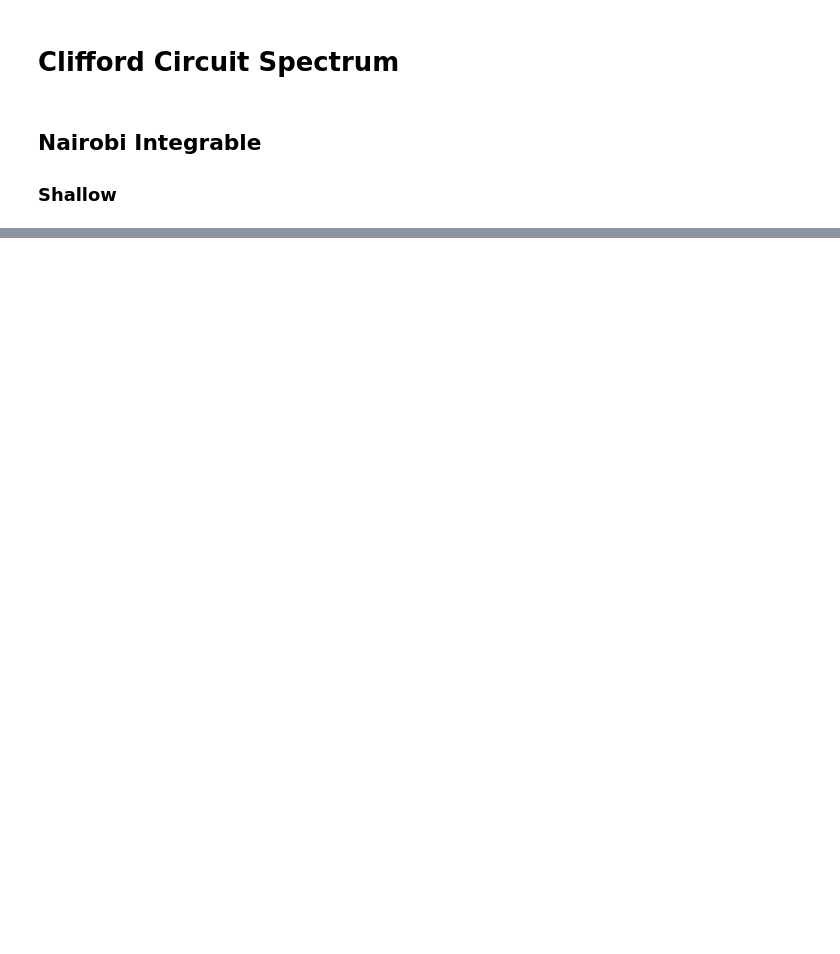
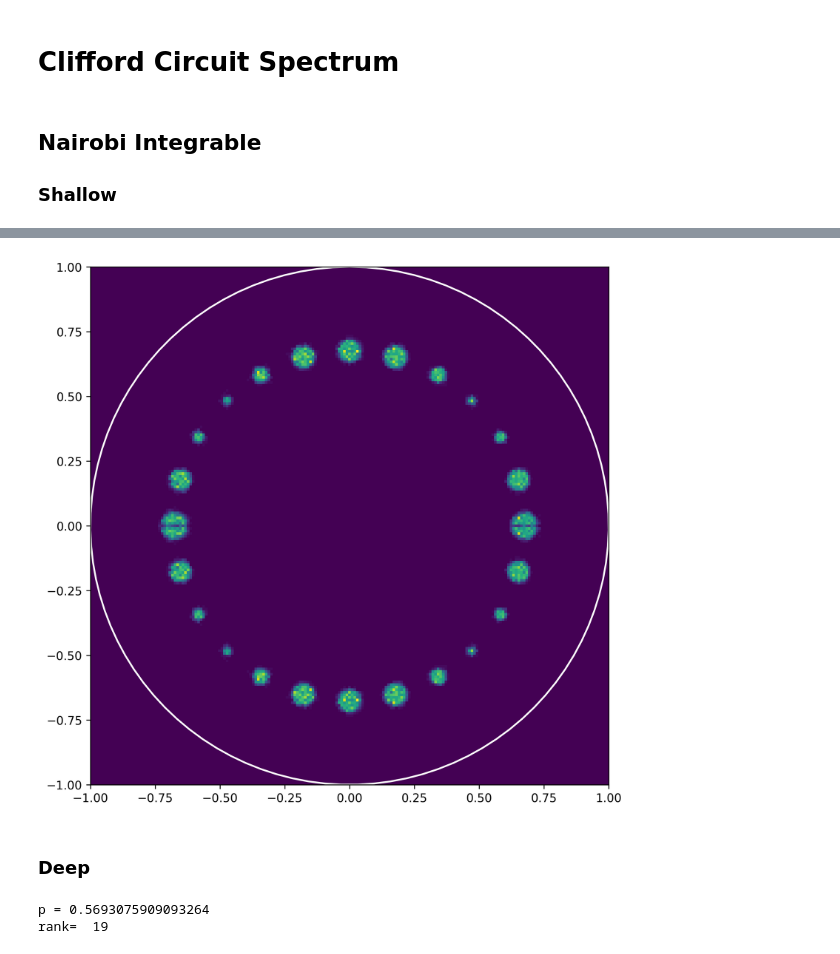
Before and after one commit to KristianWold/experimental-quantum-spectrum, a Jupyter notebook: notebooks/nisq_spectrum/integrability/Integrable Circuit Spectrum, Analysis copy.ipynb, the cells around one changed output, grey strips where cells are left out. Saved outputs shown, nothing was run; the diff lists cells and outputs as text; code cells hidden in the pictures; blank space fills up the shorter version.

```diff
--- a/notebooks/nisq_spectrum/integrability/Integrable Circuit Spectrum, Analysis copy.ipynb
+++ b/notebooks/nisq_spectrum/integrability/Integrable Circuit Spectrum, Analysis copy.ipynb
@@ -123 +130,8 @@ channel_diluted = DilutedKrausMap(U=U, c=0.42, kraus_part=KrausMap(d, rank=40))
+# %%
+np.random.seed(42)
+random.seed(42)
+tf.random.set_seed(42)
+rng = np.random.default_rng(seed=42)
+
+spectrum_resample = resample_diluted(channel_diluted, num_samples = 100)
 # %%
@@ -138,0 +154,30 @@ plt.show()
+# %%
+t = np.linspace(0, 2*np.pi, 100)
+circle = [np.sin(t), np.cos(t)]
+
+fig = plt.figure(figsize=(8,8), dpi = 300, facecolor='w', edgecolor='k')
+ax = fig.add_subplot(111)
+ax.set_aspect(1)
+
+h, bins, _, _ = plt.hist2d(spectrum_resample[:,0], spectrum_resample[:,1], bins = np.linspace(-1, 1, 200))
+plt.plot(*circle, "w")
+plt.savefig("figures/nairobi_4qubit_integrable_medium_diluted.pdf")
+
+plt.show()
+# %% [output]
+[figure, added]
+# %% [markdown]
+### Deep
+# %%
+model = loader(path1 + "nairobi_4qubit_integrable_deep.model")
+model_diluted = loader(path1 + "diluted_fitting_integrable_deep.model")[1]
+
+channel_diluted = model_diluted.channel
+U = channel_diluted.U[0,0]
+channel_unitary = ChoiMapStatic(U, mode="unitary")
+
+print("p =",1- channel_diluted.c.numpy())
+print("rank= ",channel_diluted.kraus_part.rank)
+# %% [output]
+p = 0.5693075909093264
+rank=  19
```
Also changed, not shown: parts of 28 cells of this notebook, 24 other files.
